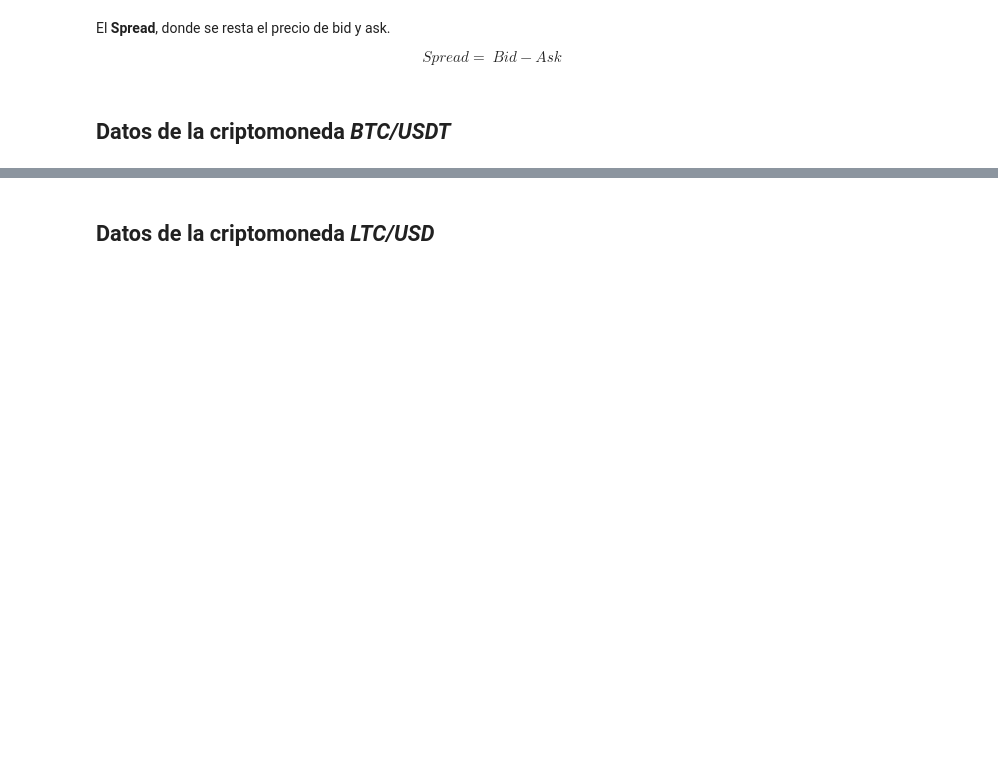
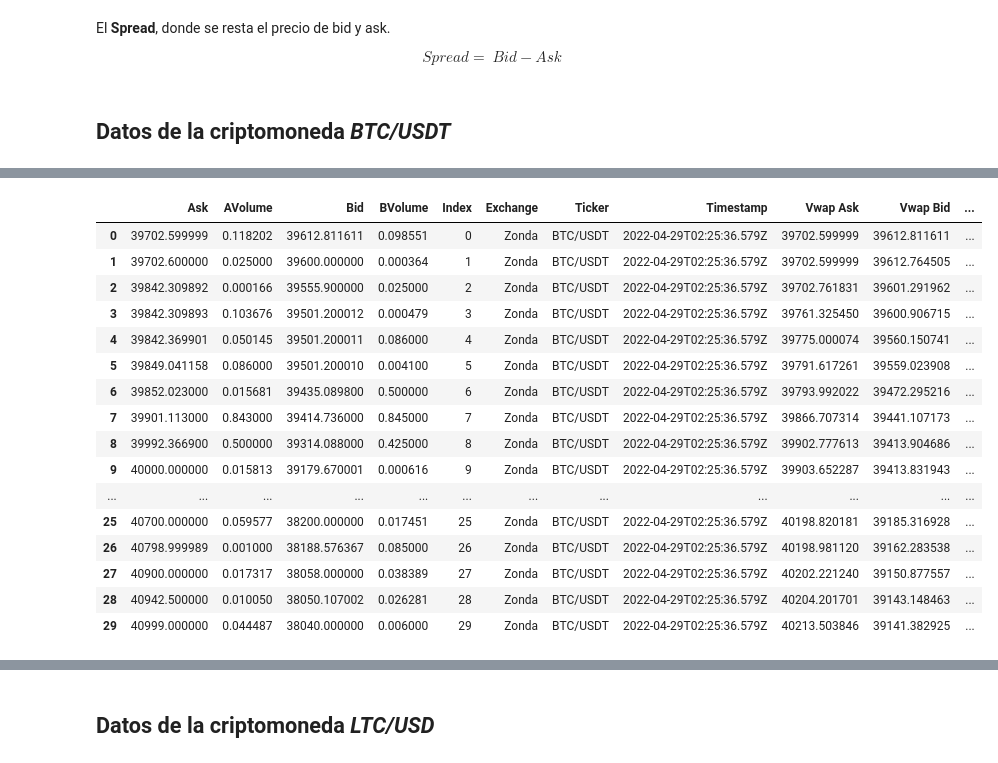
Before and after one commit to berlinpreciado21/MyST_LAB_4_E1, a Jupyter notebook: notebook.ipynb, the cells around one changed output, grey strips where cells are left out. Cells and saved outputs as stored; diff of their text form; code cells hidden in the pictures; blank space fills up the shorter version.

```diff
--- a/notebook.ipynb
+++ b/notebook.ipynb
@@ -112,7 +150,26 @@ fa1=pd.DataFrame(fa[:30])
 # %%
 #Bitbay
 fbi=fn.fetch_order_book_bitbay('BTC/USDT',30)
 fbi1=pd.DataFrame(fbi[:30])
+pd.DataFrame(fbi[:30])
+# %% [output]
+|  | Ask | AVolume | Bid | BVolume | Index | Exchange | Ticker | Timestamp | Vwap Ask | Vwap Bid | ... |
+| 0 | 39702.599999 | 0.118202 | 39612.811611 | 0.098551 | 0 | Zonda | BTC/USDT | 2022-04-29T02:25:36.579Z | 39702.599999 | 39612.811611 | ... |
+| 1 | 39702.600000 | 0.025000 | 39600.000000 | 0.000364 | 1 | Zonda | BTC/USDT | 2022-04-29T02:25:36.579Z | 39702.599999 | 39612.764505 | ... |
+| 2 | 39842.309892 | 0.000166 | 39555.900000 | 0.025000 | 2 | Zonda | BTC/USDT | 2022-04-29T02:25:36.579Z | 39702.761831 | 39601.291962 | ... |
+| 3 | 39842.309893 | 0.103676 | 39501.200012 | 0.000479 | 3 | Zonda | BTC/USDT | 2022-04-29T02:25:36.579Z | 39761.325450 | 39600.906715 | ... |
+| 4 | 39842.369901 | 0.050145 | 39501.200011 | 0.086000 | 4 | Zonda | BTC/USDT | 2022-04-29T02:25:36.579Z | 39775.000074 | 39560.150741 | ... |
+| 5 | 39849.041158 | 0.086000 | 39501.200010 | 0.004100 | 5 | Zonda | BTC/USDT | 2022-04-29T02:25:36.579Z | 39791.617261 | 39559.023908 | ... |
+| 6 | 39852.023000 | 0.015681 | 39435.089800 | 0.500000 | 6 | Zonda | BTC/USDT | 2022-04-29T02:25:36.579Z | 39793.992022 | 39472.295216 | ... |
+| 7 | 39901.113000 | 0.843000 | 39414.736000 | 0.845000 | 7 | Zonda | BTC/USDT | 2022-04-29T02:25:36.579Z | 39866.707314 | 39441.107173 | ... |
+| 8 | 39992.366900 | 0.500000 | 39314.088000 | 0.425000 | 8 | Zonda | BTC/USDT | 2022-04-29T02:25:36.579Z | 39902.777613 | 39413.904686 | ... |
+| 9 | 40000.000000 | 0.015813 | 39179.670001 | 0.000616 | 9 | Zonda | BTC/USDT | 2022-04-29T02:25:36.579Z | 39903.652287 | 39413.831943 | ... |
+| ... | ... | ... | ... | ... | ... | ... | ... | ... | ... | ... | ... |
+| 25 | 40700.000000 | 0.059577 | 38200.000000 | 0.017451 | 25 | Zonda | BTC/USDT | 2022-04-29T02:25:36.579Z | 40198.820181 | 39185.316928 | ... |
+| 26 | 40798.999989 | 0.001000 | 38188.576367 | 0.085000 | 26 | Zonda | BTC/USDT | 2022-04-29T02:25:36.579Z | 40198.981120 | 39162.283538 | ... |
+| 27 | 40900.000000 | 0.017317 | 38058.000000 | 0.038389 | 27 | Zonda | BTC/USDT | 2022-04-29T02:25:36.579Z | 40202.221240 | 39150.877557 | ... |
+| 28 | 40942.500000 | 0.010050 | 38050.107002 | 0.026281 | 28 | Zonda | BTC/USDT | 2022-04-29T02:25:36.579Z | 40204.201701 | 39143.148463 | ... |
+| 29 | 40999.000000 | 0.044487 | 38040.000000 | 0.006000 | 29 | Zonda | BTC/USDT | 2022-04-29T02:25:36.579Z | 40213.503846 | 39141.382925 | ... |
 # %%
 #Bitbns
 fbt=fn.fetch_order_book_bitbns('BTC/USDT',30)
```
Also changed, not shown: parts of 49 cells of this notebook, 3 other files.
